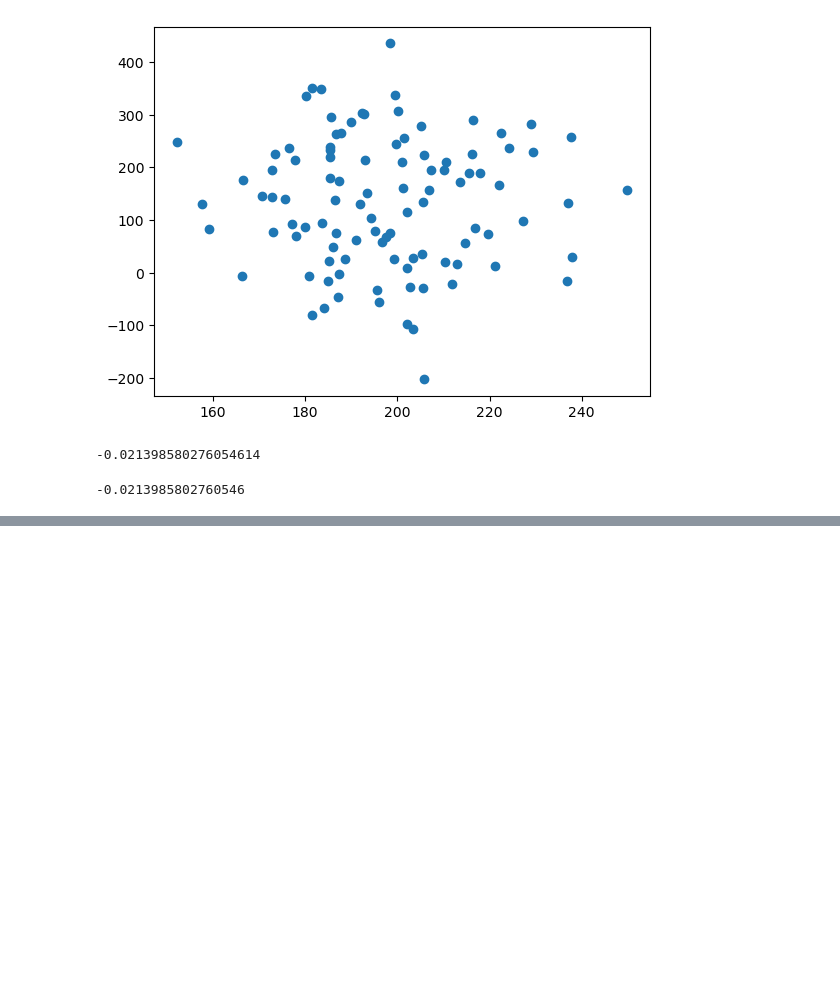
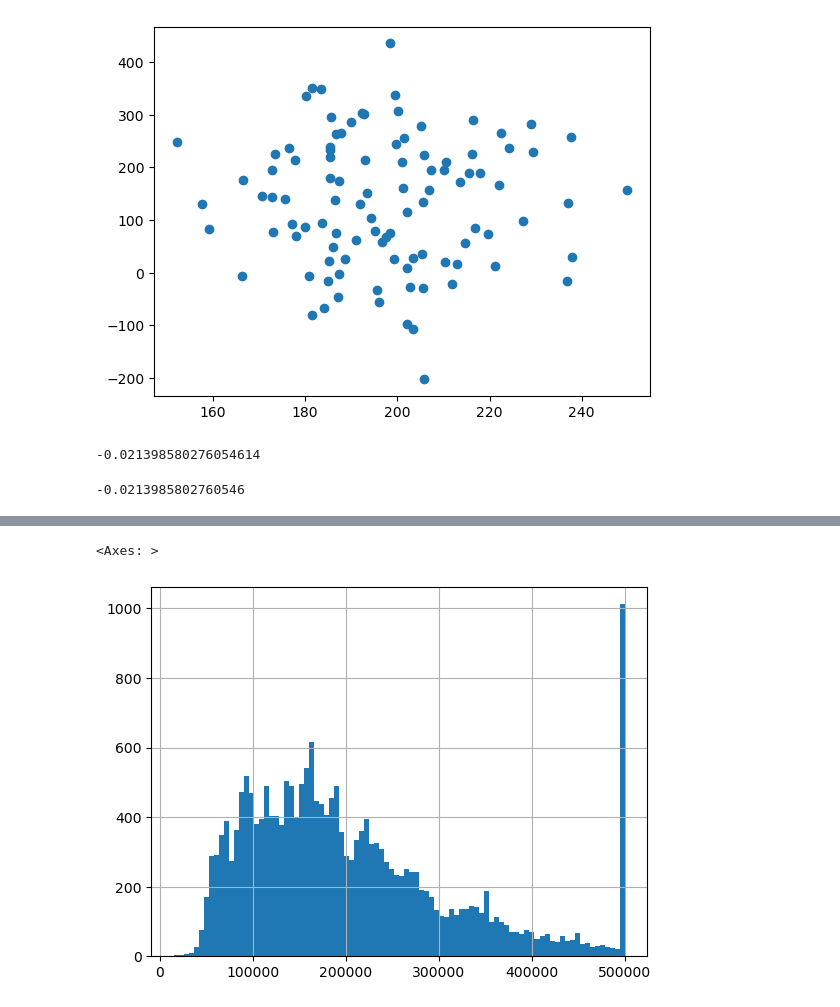
Before and after one commit to jealcalat/AEM-ITESO, a Jupyter notebook: Untitled.ipynb, the cells around one changed output, grey strips where cells are left out. Drawn from its saved outputs; the diff is of its cells as text; code cells hidden in the pictures; blank space fills up the shorter version.

```diff
--- a/Untitled.ipynb
+++ b/Untitled.ipynb
@@ -152,0 +205,5 @@ np.corrcoef(x*20,y)[0,1]
+# %%
+housing['median_house_value'].hist(bins=90)
+# %% [output]
+<Axes: >
+[figure, added]
```
Also changed, not shown: parts of 9 cells of this notebook, 2 other files.
